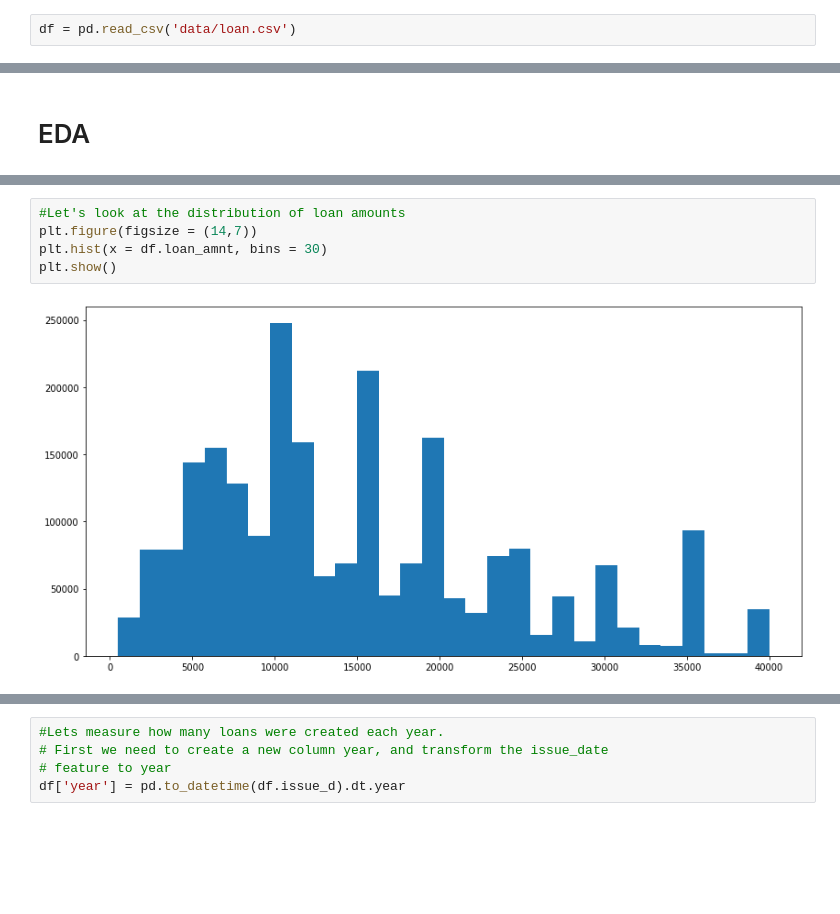
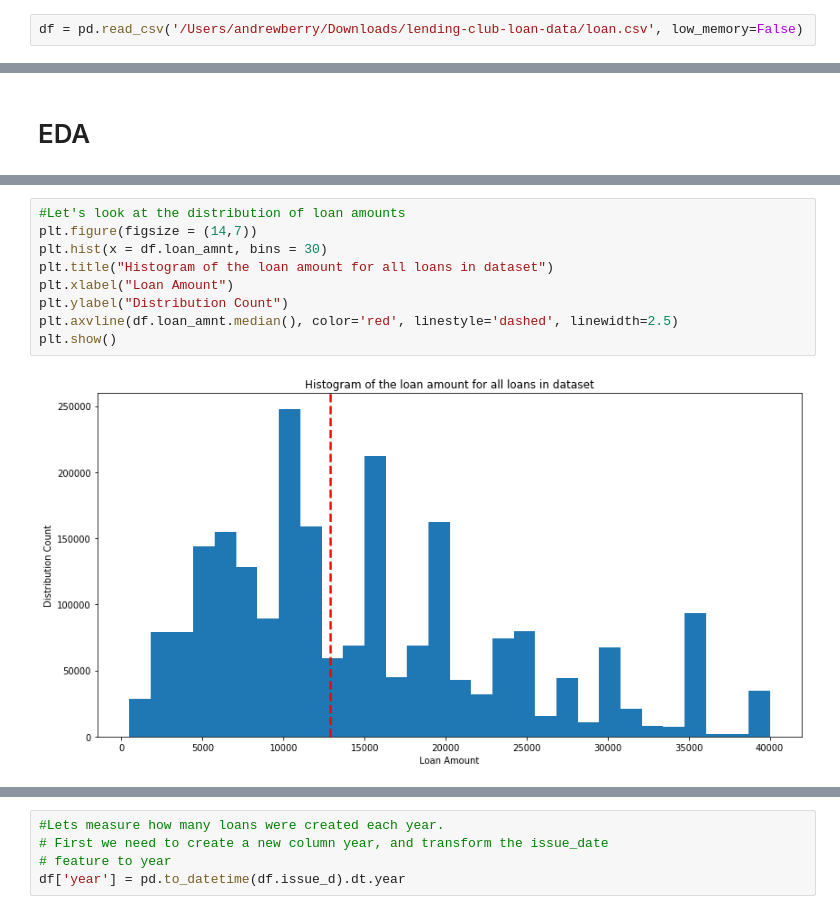
Before and after one commit to andrewhnberry/Identifying-bad-debt, a Jupyter notebook: Part 1 - Exploratory Data Analysis.ipynb, the cells around one changed output, grey strips where cells are left out. Saved outputs shown, nothing was run; the diff lists cells and outputs as text; blank space fills up the shorter version.

```diff
--- a/Part 1 - Exploratory Data Analysis.ipynb
+++ b/Part 1 - Exploratory Data Analysis.ipynb
@@ -15,5 +15,5 @@ import matplotlib.pyplot as plt
 #other visualzation packages
 import seaborn as sns
 # %%
-df = pd.read_csv('data/loan.csv')
+df = pd.read_csv('/Users/andrewberry/Downloads/lending-club-loan-data/loan.csv', low_memory=False)
 # %%
@@ -260,7 +250,11 @@ plt.show()
 # %%
 #Let's look at the distribution of loan amounts
 plt.figure(figsize = (14,7))
 plt.hist(x = df.loan_amnt, bins = 30)
+plt.title("Histogram of the loan amount for all loans in dataset")
+plt.xlabel("Loan Amount")
+plt.ylabel("Distribution Count")
+plt.axvline(df.loan_amnt.median(), color='red', linestyle='dashed', linewidth=2.5)
 plt.show()
 # %% [output]
-[figure, old version]
+[figure, new version]
```
Also changed, not shown: parts of 12 cells of this notebook, 4 other files.
